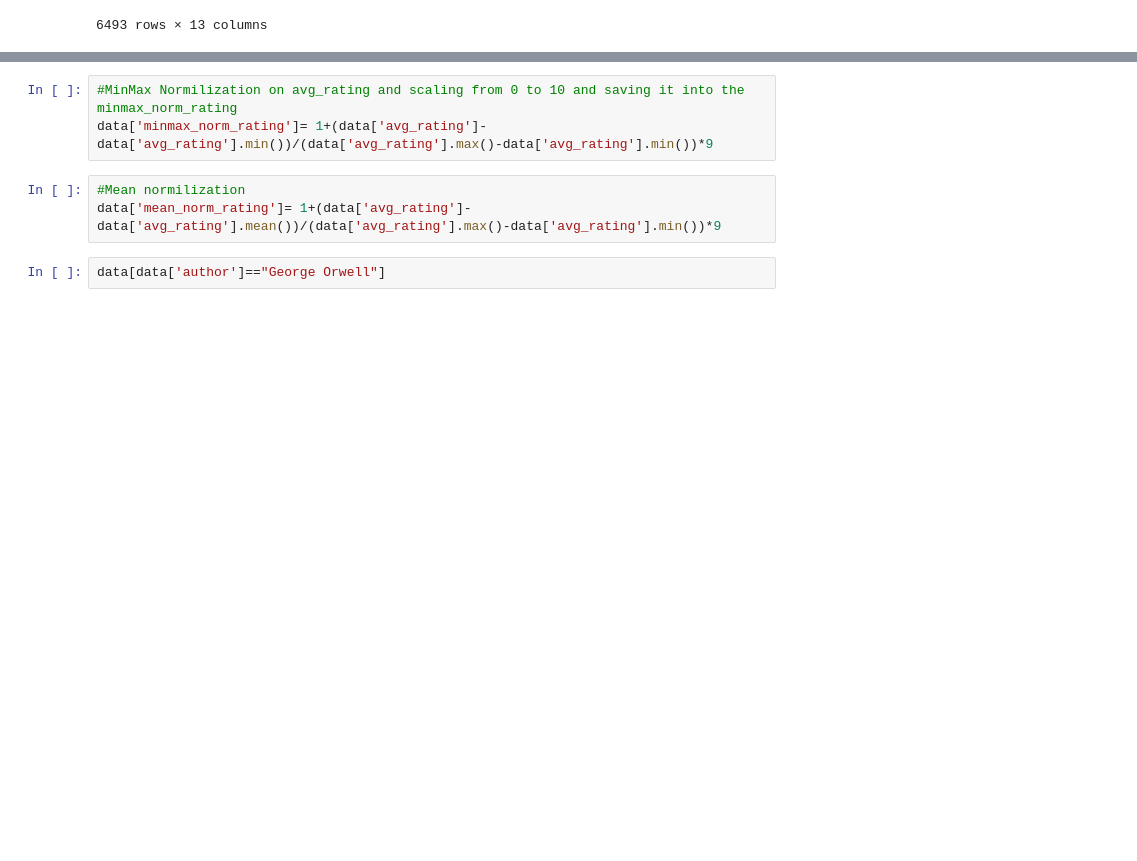
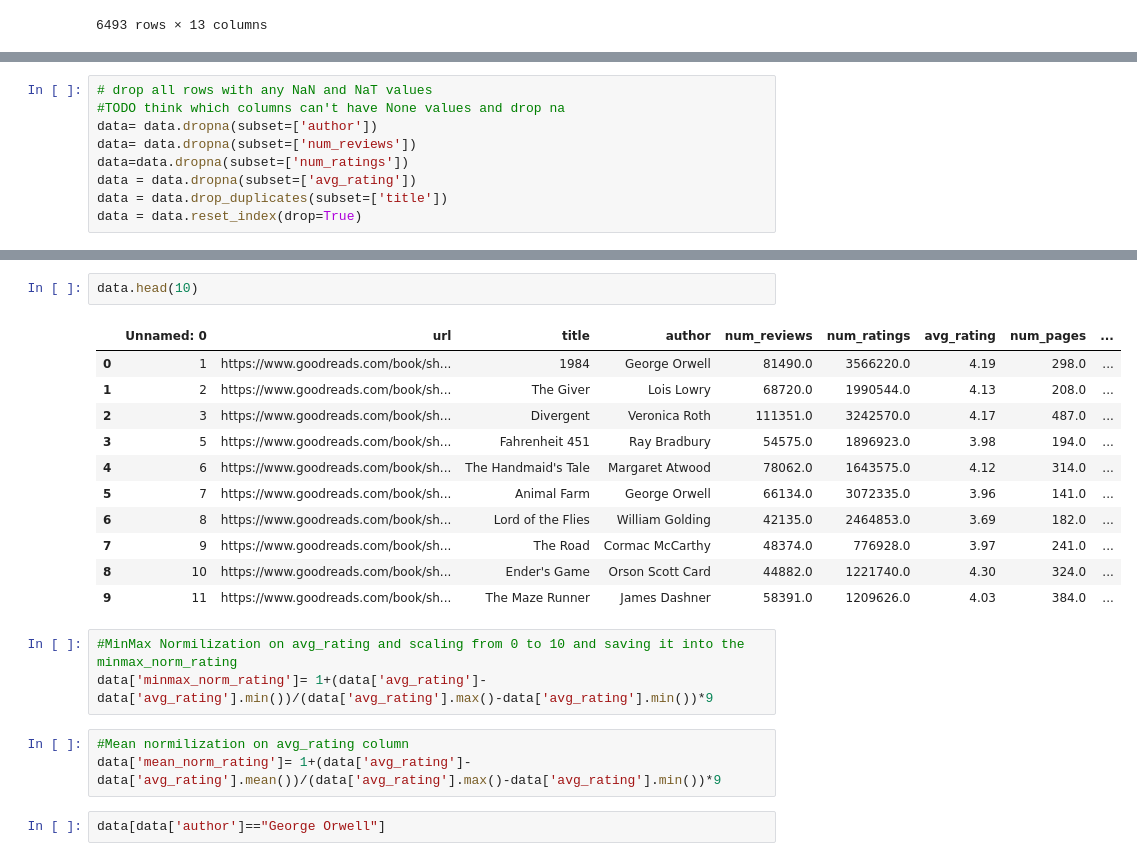
Before and after one commit to pvillegasmartin/challange_week_1, a Jupyter notebook: data_Preprocessing.ipynb, the cells around one changed output, grey strips where cells are left out. Drawn from its saved outputs; the diff is of its cells as text; blank space fills up the shorter version.

Commit message:
day2preprocessing of data

```diff
--- a/data_Preprocessing.ipynb
+++ b/data_Preprocessing.ipynb
@@ -36,2 +58,11 @@ data.describe()
+# %%
+# drop all rows with any NaN and NaT values
+#TODO think which columns can't have None values and drop na
+data= data.dropna(subset=['author'])
+data= data.dropna(subset=['num_reviews'])
+data=data.dropna(subset=['num_ratings'])
+data = data.dropna(subset=['avg_rating'])
+data = data.drop_duplicates(subset=['title'])
+data = data.reset_index(drop=True)
 # %%
 #finding the null values in the dataset
@@ -61,8 +87,22 @@ data1
+# %%
+data.head(10)
+# %% [output]
+|  | Unnamed: 0 | url | title | author | num_reviews | num_ratings | avg_rating | num_pages | ... |
+| 0 | 1 | https://www.goodreads.com/book/sh... | 1984 | George Orwell | 81490.0 | 3566220.0 | 4.19 | 298.0 | ... |
+| 1 | 2 | https://www.goodreads.com/book/sh... | The Giver | Lois Lowry | 68720.0 | 1990544.0 | 4.13 | 208.0 | ... |
+| 2 | 3 | https://www.goodreads.com/book/sh... | Divergent | Veronica Roth | 111351.0 | 3242570.0 | 4.17 | 487.0 | ... |
+| 3 | 5 | https://www.goodreads.com/book/sh... | Fahrenheit 451 | Ray Bradbury | 54575.0 | 1896923.0 | 3.98 | 194.0 | ... |
+| 4 | 6 | https://www.goodreads.com/book/sh... | The Handmaid's Tale | Margaret Atwood | 78062.0 | 1643575.0 | 4.12 | 314.0 | ... |
+| 5 | 7 | https://www.goodreads.com/book/sh... | Animal Farm | George Orwell | 66134.0 | 3072335.0 | 3.96 | 141.0 | ... |
+| 6 | 8 | https://www.goodreads.com/book/sh... | Lord of the Flies | William Golding | 42135.0 | 2464853.0 | 3.69 | 182.0 | ... |
+| 7 | 9 | https://www.goodreads.com/book/sh... | The Road | Cormac McCarthy | 48374.0 | 776928.0 | 3.97 | 241.0 | ... |
+| 8 | 10 | https://www.goodreads.com/book/sh... | Ender's Game | Orson Scott Card | 44882.0 | 1221740.0 | 4.30 | 324.0 | ... |
+| 9 | 11 | https://www.goodreads.com/book/sh... | The Maze Runner | James Dashner | 58391.0 | 1209626.0 | 4.03 | 384.0 | ... |
 # %%
 #MinMax Normilization on avg_rating and scaling from 0 to 10 and saving it into the minmax_norm_rating
 data['minmax_norm_rating']= 1+(data['avg_rating']-data['avg_rating'].min())/(data['avg_rating'].max()-data['avg_rating'].min())*9
 # %%
-#Mean normilization
+#Mean normilization on avg_rating column
 data['mean_norm_rating']= 1+(data['avg_rating']-data['avg_rating'].mean())/(data['avg_rating'].max()-data['avg_rating'].min())*9
 # %%
 data[data['author']=="George Orwell"]
```
Also changed, not shown: parts of 7 cells of this notebook, 1 other file.
